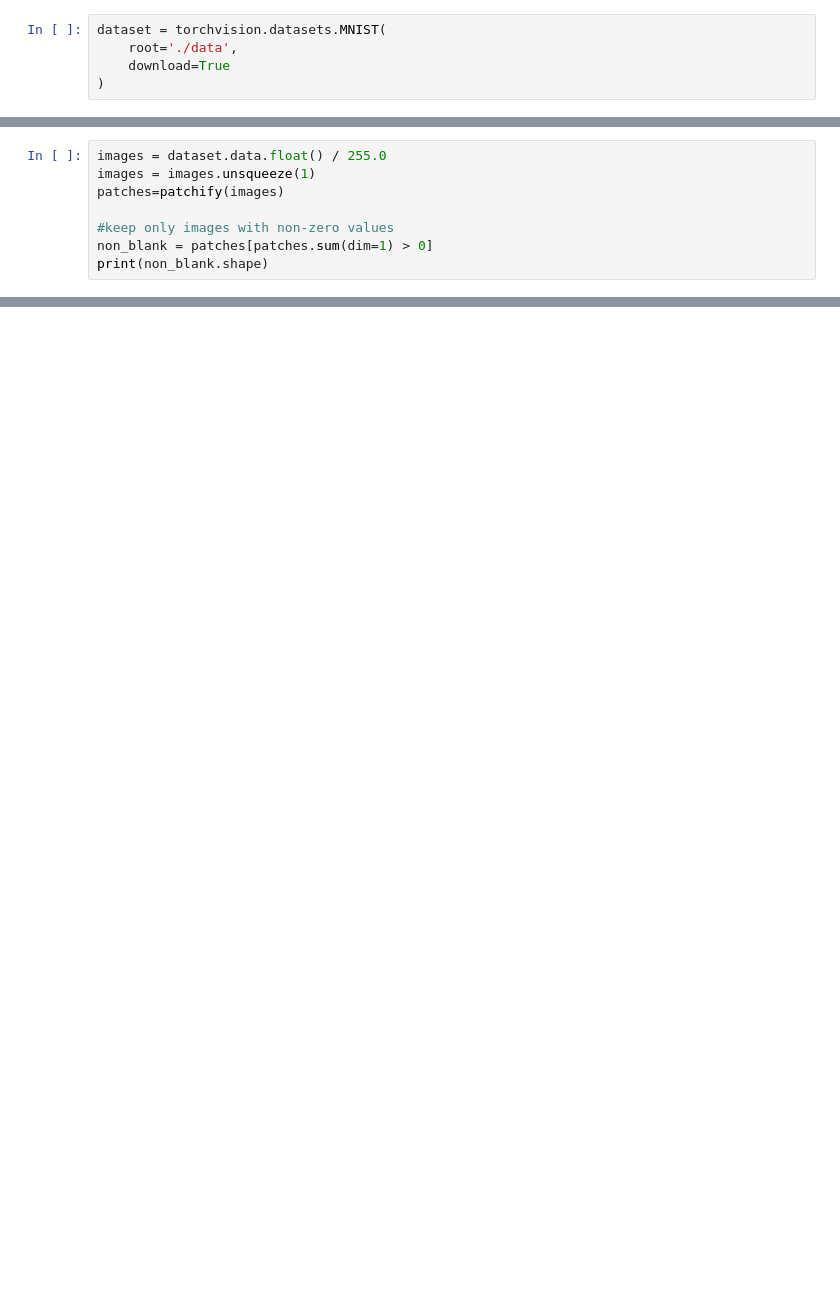
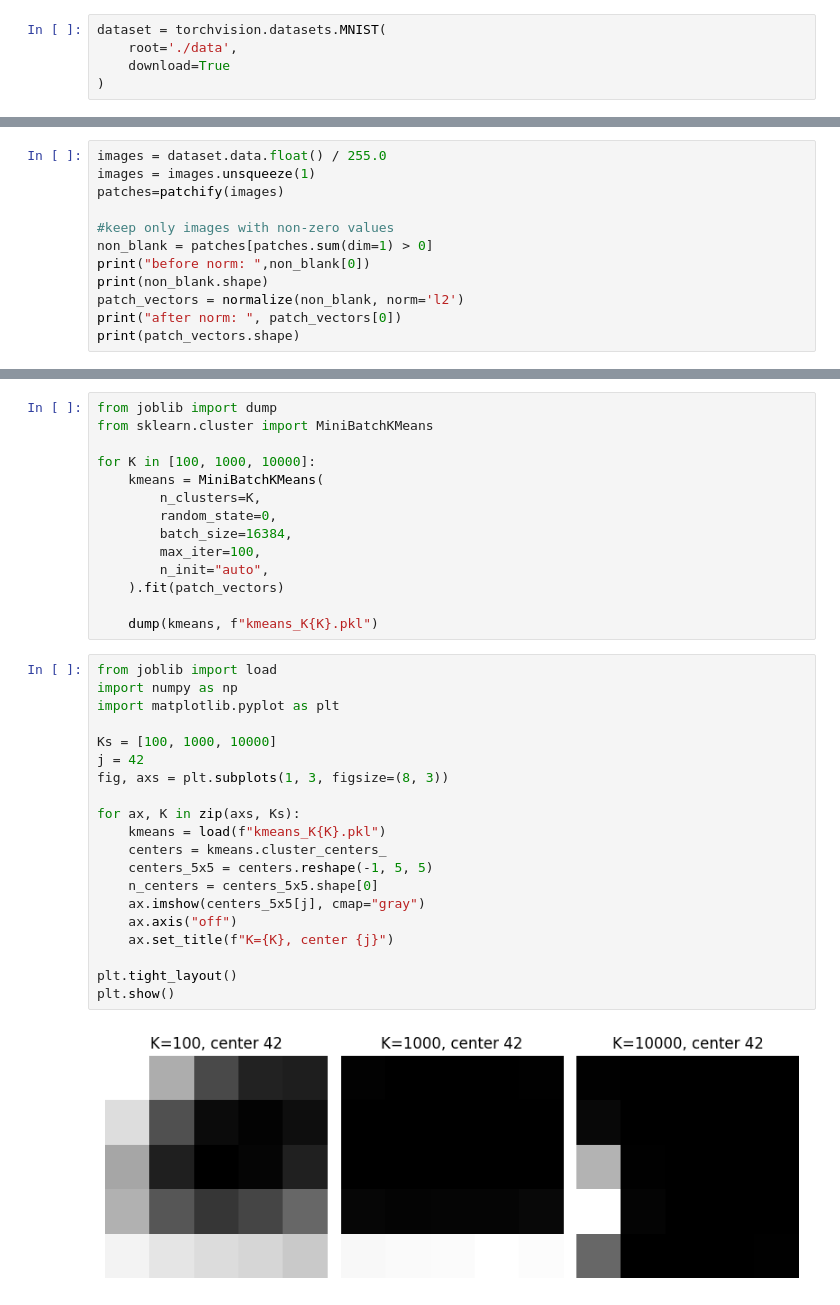
Before and after one commit to angelajmzhou/eec-289, a Jupyter notebook: Assignment_1.ipynb, the cells around one changed output, grey strips where cells are left out. Drawn from its saved outputs; the diff is of its cells as text; blank space fills up the shorter version.

```diff
--- a/Assignment_1.ipynb
+++ b/Assignment_1.ipynb
@@ -28,5 +33,9 @@ patches=patchify(images)
 
 #keep only images with non-zero values
 non_blank = patches[patches.sum(dim=1) > 0]
+print("before norm: ",non_blank[0])
 print(non_blank.shape)
+patch_vectors = normalize(non_blank, norm='l2')
+print("after norm: ", patch_vectors[0])
+print(patch_vectors.shape)
 # %% [output]
@@ -33,0 +49,36 @@ torch.Size([20074704, 25])
+# %%
+from joblib import dump
+from sklearn.cluster import MiniBatchKMeans
+
+for K in [100, 1000, 10000]:
+    kmeans = MiniBatchKMeans(
+        n_clusters=K,
+        random_state=0,
+        batch_size=16384,
+        max_iter=100,
+        n_init="auto",
+    ).fit(patch_vectors)
+
+    dump(kmeans, f"kmeans_K{K}.pkl")
+# %%
+from joblib import load
+import numpy as np
+import matplotlib.pyplot as plt
+
+Ks = [100, 1000, 10000]
+j = 42
+fig, axs = plt.subplots(1, 3, figsize=(8, 3))
+
+for ax, K in zip(axs, Ks):
+    kmeans = load(f"kmeans_K{K}.pkl")
+    centers = kmeans.cluster_centers_
+    centers_5x5 = centers.reshape(-1, 5, 5)
+    n_centers = centers_5x5.shape[0]
+    ax.imshow(centers_5x5[j], cmap="gray")
+    ax.axis("off")
+    ax.set_title(f"K={K}, center {j}")
+
+plt.tight_layout()
+plt.show()
+# %% [output]
+[figure, added]
```
Also changed, not shown: parts of 5 cells of this notebook, 4 other files.
